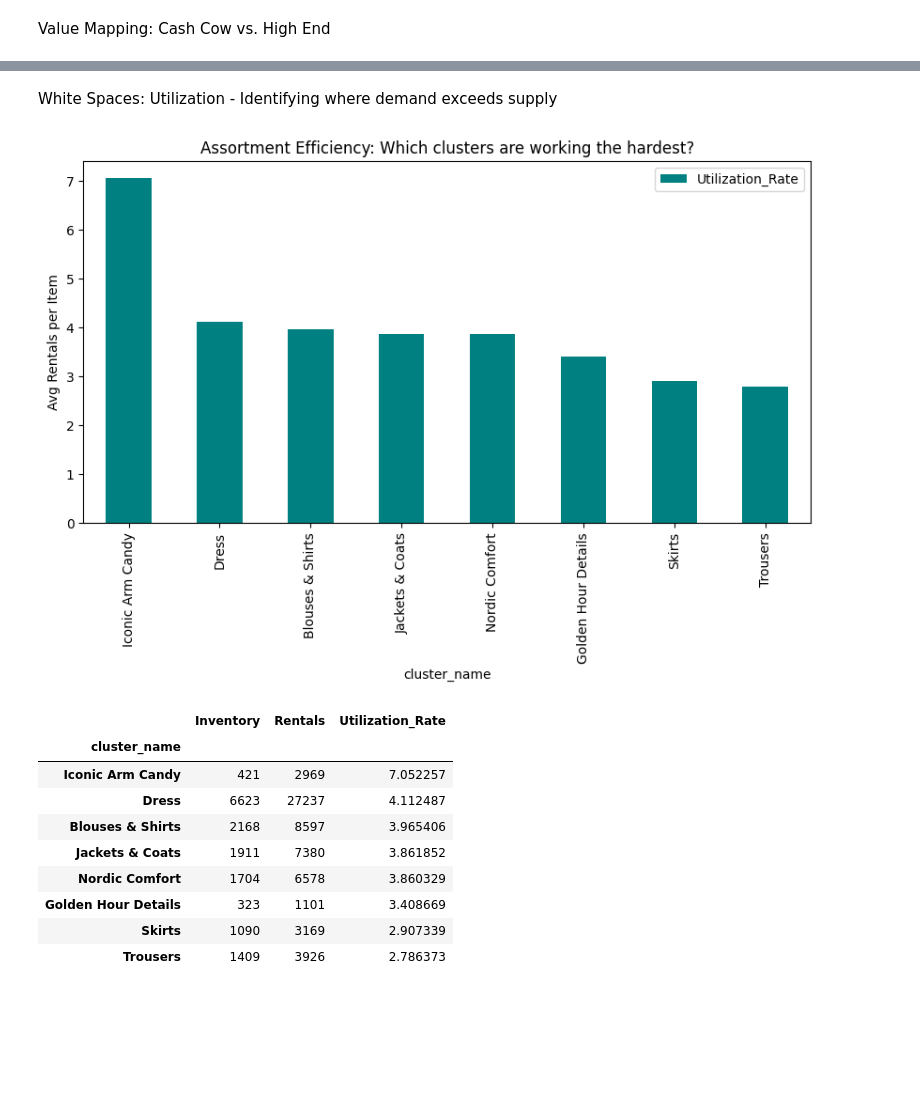
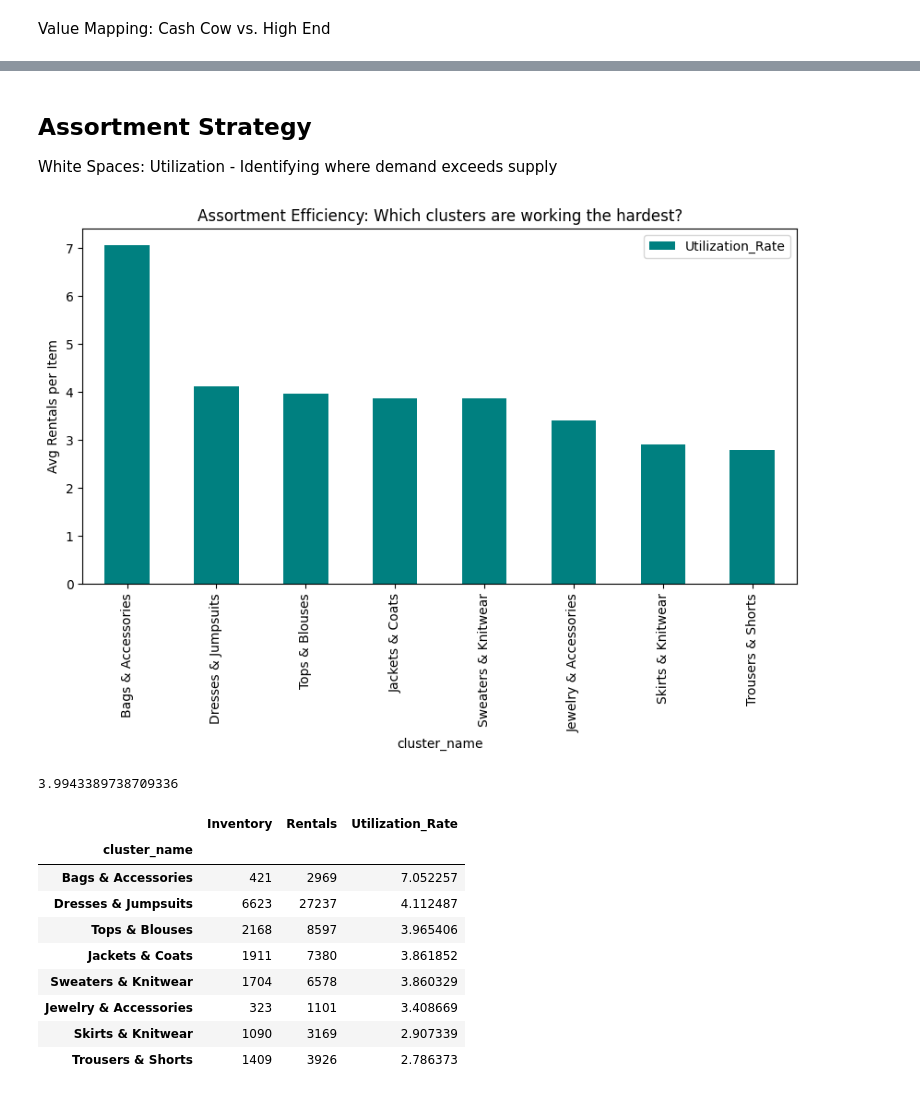
Before and after one commit to juliusatgit/Marketing-Analytics, a Jupyter notebook: notebooks/02_Business_Profiling.ipynb, the cells around one changed output, grey strips where cells are left out. Saved outputs shown, nothing was run; the diff lists cells and outputs as text; code cells hidden in the pictures; blank space fills up the shorter version.

```diff
--- a/notebooks/02_Business_Profiling.ipynb
+++ b/notebooks/02_Business_Profiling.ipynb
@@ -199,9 +312,9 @@ rentals["duration_days"] = (
 # these standard rental prices. Rentals of up to 7 days are billed at the weekly rate, while
 # longer rentals are calculated proportionally using the monthly rate.
 
-rentals["revenue"] = np.where(
-    rentals["duration_days"] <= 7, # 1 week or less -> weekly price
-    rentals["pricePerWeek"],
-    rentals["pricePerMonth"] * rentals["duration_days"] / 30 # Pro-rated monthly price based on actual duration
+rentals_clean["revenue"] = np.where(
+    rentals_clean["duration_days"] <= 7, # 1 week or less -> weekly price
+    rentals_clean["pricePerWeek"],
+    rentals_clean["pricePerMonth"] * rentals_clean["duration_days"] / 30 # Pro-rated monthly price based on actual duration
 )
 # %%
@@ -228,7 +341,7 @@ customer_revenue = rentals.groupby("customer.id")["revenue"].sum()
 # %% [markdown]
 Customer Cluster Affinity
 # %%
-customer_cluster_revenue = rentals.groupby(
+customer_cluster_revenue = rentals_clean.groupby(
     ["customer.id", "cluster"]
 )["revenue"].sum().unstack(fill_value=0)
 
@@ -264,0 +410,29 @@ plt.show()
+# %%
+# Compute each customer's cluster affinity (share of rentals per cluster)
+# How much of each customer's spending went into each style cluster?
+
+customer_cluster_pct = customer_cluster_revenue.div(
+    customer_cluster_revenue.sum(axis=1), axis=0
+)
+
+# Add loyalty label
+customer_cluster_pct = customer_cluster_pct.join(customer_loyalty)
+customer_cluster_pct = customer_cluster_pct.dropna(subset=["loyalty_segment"])
+# %%
+# Plot - Average cluster affinity by loyalty segment
+affinity_by_loyalty = customer_cluster_pct.groupby("loyalty_segment").mean()
+
+# Map cluster numbers to names for readability
+affinity_by_loyalty.columns = [
+    data.set_index("cluster")["cluster_name"].drop_duplicates().to_dict().get(c, c)
+    for c in affinity_by_loyalty.columns
+]
+
+affinity_by_loyalty.T.plot(kind="bar", figsize=(12, 6), colormap="Set2")
+plt.title("Average Style Cluster Affinity by Customer Loyalty Segment")
+plt.ylabel("Share of Total Spending")
+plt.xlabel("Product Cluster")
+plt.xticks(rotation=45, ha="right")
+plt.legend(title="Loyalty Segment")
+plt.tight_layout()
+plt.show()
@@ -265,33 +459,38 @@ plt.show()
 # %% [markdown]
+## Assortment Strategy
+
 White Spaces: Utilization - Identifying where demand exceeds supply
 # %%
 # 1. Count items in inventory per cluster
 inventory_count = data.groupby("cluster_name")["id"].count()
 
 # 2. Count rentals per cluster
-rental_count = rentals.merge(data, left_on="outfit.id", right_on="id").groupby("cluster_name")["id_x"].count()
+rental_count = rentals_clean.merge(data, left_on="outfit.id", right_on="id").groupby("cluster_name")["id_x"].count()
 
 # 3. Calculate Utilization (Rentals per Item)
 utilization = pd.DataFrame({"Inventory": inventory_count, "Rentals": rental_count})
 utilization["Utilization_Rate"] = utilization["Rentals"] / utilization["Inventory"]
 
 # Sort and visualize
 utilization.sort_values("Utilization_Rate", ascending=False).plot(kind="bar", y="Utilization_Rate", color="teal", figsize=(10,5))
 plt.title("Assortment Efficiency: Which clusters are working the hardest?")
 plt.ylabel("Avg Rentals per Item")
 plt.show()
 # %% [output]
-[figure, old version]
+[figure, new version]
 # %%
+print(utilization["Utilization_Rate"].mean())
+
 utilization.sort_values("Utilization_Rate", ascending=False)
 # %% [output]
+3.9943389738709336
 |  | Inventory | Rentals | Utilization_Rate |
 | cluster_name |  |  |  |
-| Iconic Arm Candy | 421 | 2969 | 7.052257 |
-| Dress | 6623 | 27237 | 4.112487 |
-| Blouses & Shirts | 2168 | 8597 | 3.965406 |
+| Bags & Accessories | 421 | 2969 | 7.052257 |
+| Dresses & Jumpsuits | 6623 | 27237 | 4.112487 |
+| Tops & Blouses | 2168 | 8597 | 3.965406 |
 | Jackets & Coats | 1911 | 7380 | 3.861852 |
-| Nordic Comfort | 1704 | 6578 | 3.860329 |
-| Golden Hour Details | 323 | 1101 | 3.408669 |
-| Skirts | 1090 | 3169 | 2.907339 |
-| Trousers | 1409 | 3926 | 2.786373 |
+| Sweaters & Knitwear | 1704 | 6578 | 3.860329 |
+| Jewelry & Accessories | 323 | 1101 | 3.408669 |
+| Skirts & Knitwear | 1090 | 3169 | 2.907339 |
+| Trousers & Shorts | 1409 | 3926 | 2.786373 |
```
Also changed, not shown: parts of 36 cells of this notebook.
